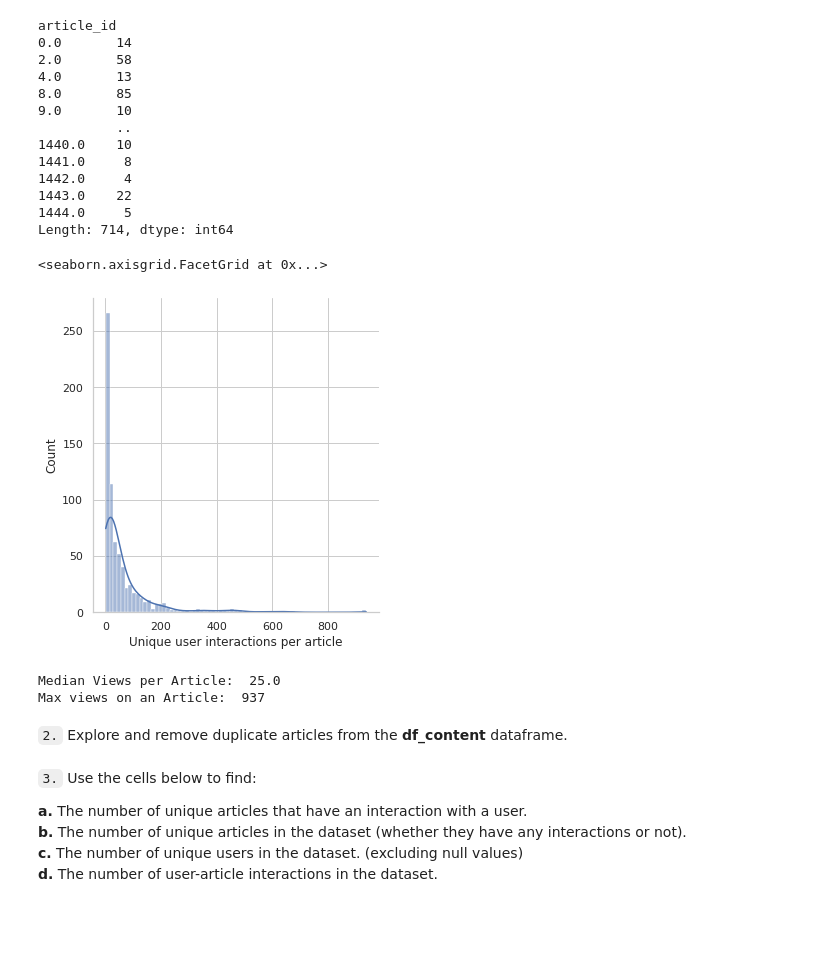
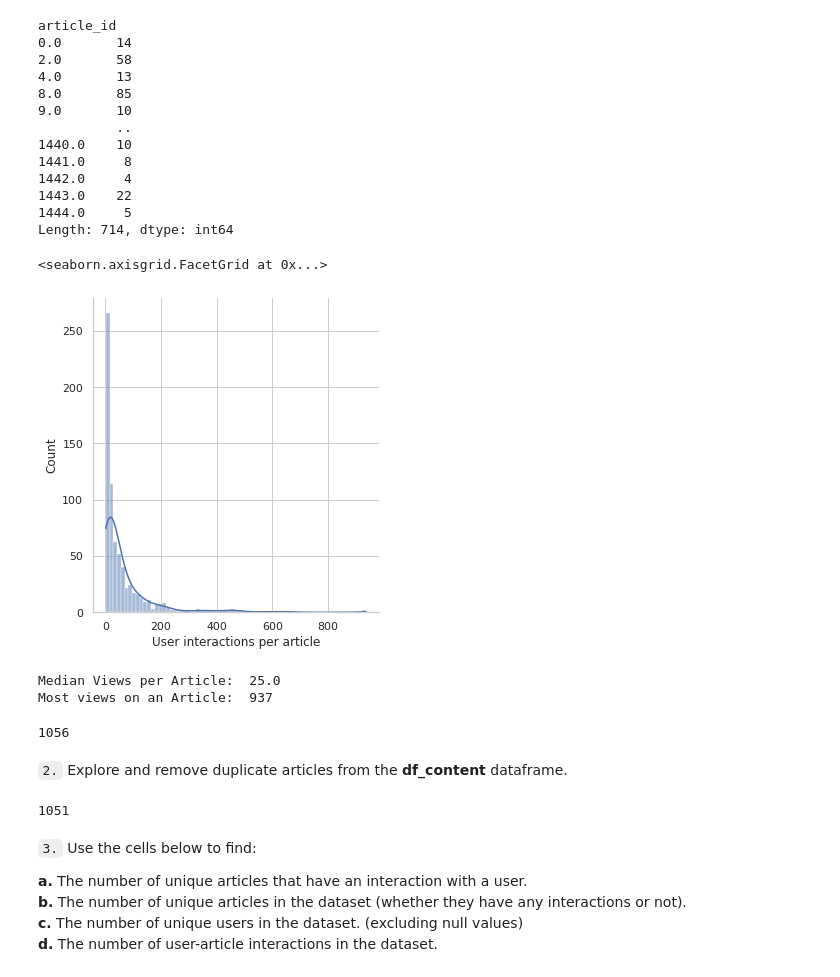
Before and after one commit to defunSM/Data-Science-Portfolio, a Jupyter notebook: IBM Watson Recommendation System/Recommendations_with_IBM.ipynb, the cells around one changed output. Saved outputs shown, nothing was run; the diff lists cells and outputs as text; code cells hidden in the pictures; blank space fills up the shorter version.

```diff
--- a/IBM Watson Recommendation System/Recommendations_with_IBM.ipynb
+++ b/IBM Watson Recommendation System/Recommendations_with_IBM.ipynb
@@ -80,19 +80,19 @@ article_id
 1444.0     5
 Length: 714, dtype: int64
 # %%
-unique_user_interactions_per_article = df.groupby('article_id').size()
+user_interactions_per_article = df.groupby('article_id').size()
 
 # Styling for plot
 sns.set(rc={'figure.figsize':(23.7,22.27)})
 sns.set_style('whitegrid')
 sns.color_palette("husl")
 
 
-fig = sns.displot(unique_user_interactions_per_article, kde=True, palette="Greens_d")
-fig.set(xlabel="Unique user interactions per article")
+fig = sns.displot(user_interactions_per_article, kde=True, palette="Greens_d")
+fig.set(xlabel="User interactions per article")
 # %% [output]
 <seaborn.axisgrid.FacetGrid at 0x...>
-[figure, old version]
+[figure, new version]
 # %%
 # Fill in the median and maximum number of user_article interactios below
 
@@ -100,10 +100,14 @@ median_val = df.groupby('article_id').size().median() # 50% of individuals inter
 max_views_by_user = max(df.groupby('article_id').size())# The maximum number of user-article interactions by any 1 user is ______.
 
 print("Median Views per Article: ", median_val)
-print("Max views on an Article: ", max_views_by_user)
+print("Most views on an Article: ", max_views_by_user)
 # %% [output]
 Median Views per Article:  25.0
-Max views on an Article:  937
+Most views on an Article:  937
+# %%
+df_content.shape[0]
+# %% [output]
+1056
 # %% [markdown]
 `2.` Explore and remove duplicate articles from the **df_content** dataframe.
 # %%
@@ -111,5 +116,9 @@ Max views on an Article:  937
 # %%
 # Remove any rows that have the same article_id - only keep the first
+df_content = df_content.drop_duplicates(subset=['article_id'])
+df_content.shape[0]
+# %% [output]
+1051
 # %% [markdown]
 `3.` Use the cells below to find:
 
```
Also changed, not shown: parts of 13 cells of this notebook.
